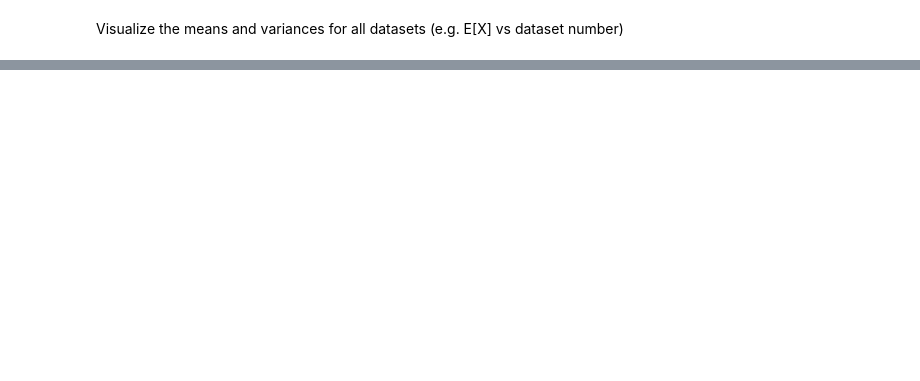
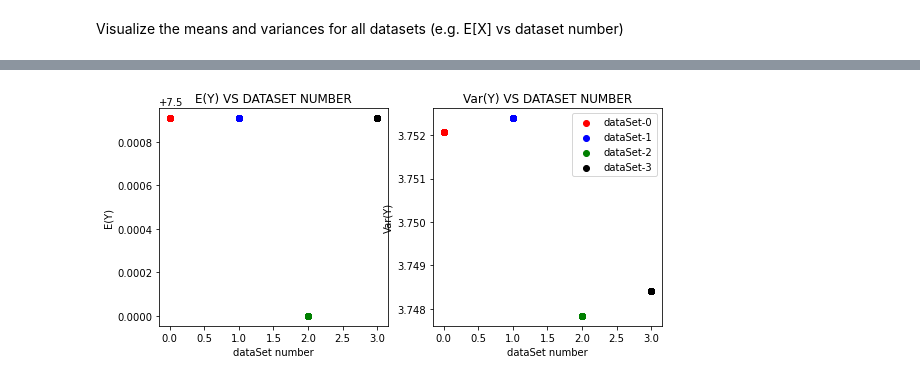
Before and after one commit to kmiec96/Modern-data-science, a Jupyter notebook: assignment_till_27.11.ipynb, the cells around one changed output, grey strips where cells are left out. Drawn from its saved outputs; the diff is of its cells as text; code cells hidden in the pictures; blank space fills up the shorter version.

```diff
--- a/assignment_till_27.11.ipynb
+++ b/assignment_till_27.11.ipynb
@@ -301,0 +293,48 @@ df
+# %%
+datay = data[['y','dataSet']]
+y0=[]
+y1=[]
+y2=[]
+y3=[]
+for i in range(len(data)):
+    dataset = data.loc[i][2]
+    if dataset == 0:
+        y0.append(data.loc[i][1])
+    elif dataset == 1:
+        y1.append(data.loc[i][1])
+    elif dataset == 2:
+        y2.append(data.loc[i][1])
+    elif dataset == 3:
+        y3.append(data.loc[i][1])
+
+E0=expval(y0)
+E1=expval(y1)
+E2=expval(y2)
+E3=expval(y3)
+V0=variance(y0)
+V1=variance(y1)
+V2=variance(y2)
+V3=variance(y3)
+
+
+fig, (ax1, ax2) = plt.subplots(1, 2,figsize=(9, 4))
+ax1.set_title("E(Y) VS DATASET NUMBER")
+ax1.set_xlabel("dataSet number")
+ax1.set_ylabel("E(Y)")
+ax1.scatter([0]*len(y0), np.array([E0]*len(y0)), label="dataSet-0", color = "red")
+ax1.scatter([1]*len(y1), np.array([E1]*len(y1)), label="dataSet-1", color = "blue")
+ax1.scatter([2]*len(y2), np.array([E2]*len(y2)), label="dataSet-2", color = "green")
+ax1.scatter([3]*len(y3), np.array([E3]*len(y3)), label="dataSet-3", color = "black")
+
+ax2.set_title("Var(Y) VS DATASET NUMBER")
+ax2.set_xlabel("dataSet number")
+ax2.set_ylabel("Var(Y)")
+ax2.scatter([0]*len(y0), np.array([V0]*len(y0)), label="dataSet-0", color = "red")
+ax2.scatter([1]*len(y1), np.array([V1]*len(y1)), label="dataSet-1", color = "blue")
+ax2.scatter([2]*len(y2), np.array([V2]*len(y2)), label="dataSet-2", color = "green")
+ax2.scatter([3]*len(y3), np.array([V3]*len(y3)), label="dataSet-3", color = "black")
+
+plt.legend()
+plt.show()
+# %% [output]
+[figure, added]
```
Also changed, not shown: parts of 14 cells of this notebook.
